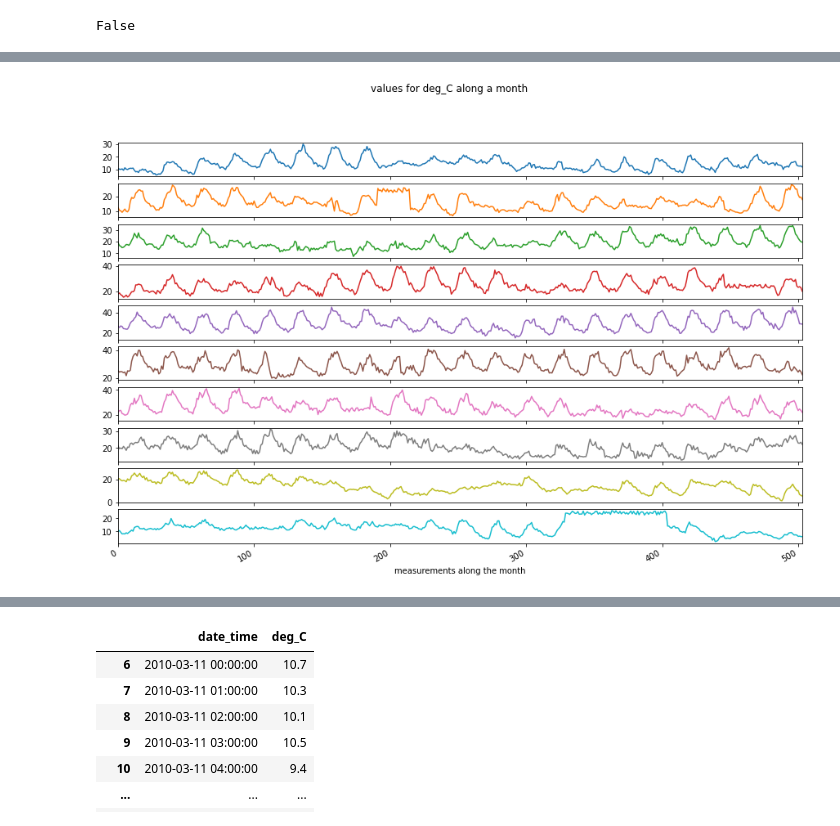
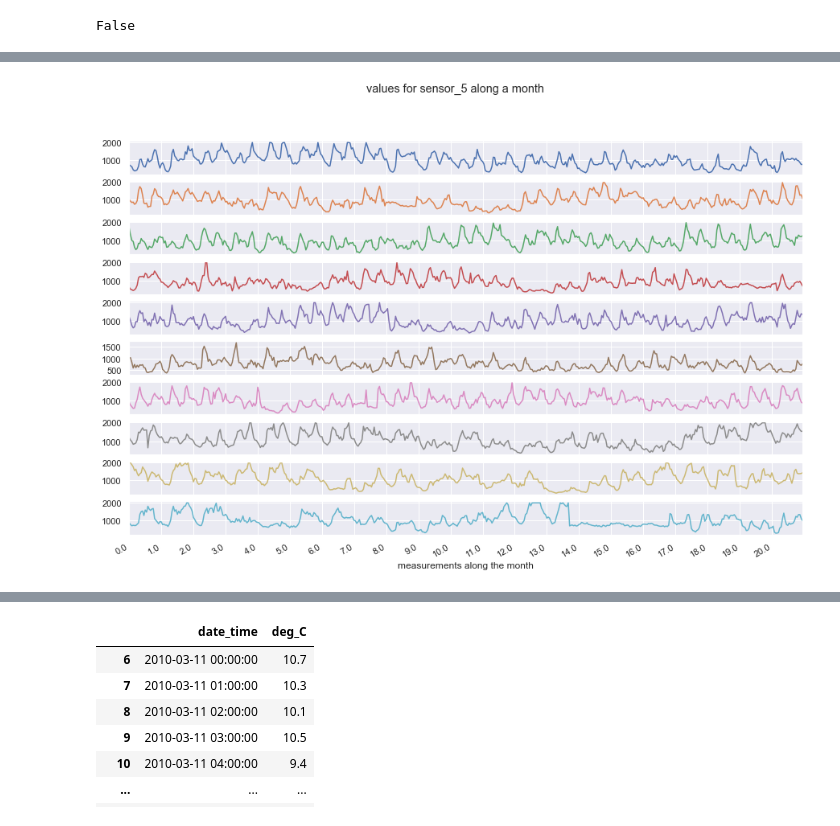
Before and after one commit to lokijota/kagglejota, a Jupyter notebook: Tabular Playground Series - Jul 2021 - Air Polution/exploration.ipynb, the cells around one changed output, grey strips where cells are left out. Saved outputs shown, nothing was run; the diff lists cells and outputs as text; code cells hidden in the pictures.

```diff
--- a/Tabular Playground Series - Jul 2021 - Air Polution/exploration.ipynb
+++ b/Tabular Playground Series - Jul 2021 - Air Polution/exploration.ipynb
@@ -63,23 +74,23 @@ plt.show()
 # %%
 from pandas import Grouper
 
-field_to_show = 'deg_C'
+field_to_show = 'sensor_5'
 
 data.date_time = pd.to_datetime(data['date_time'])
 single_column_data = data[['date_time', field_to_show]]
 single_column_data = single_column_data[(single_column_data['date_time'] >= '2010-03-11') & (single_column_data['date_time'] < '2011-01-01' )]
 
 single_column_data.set_index('date_time')
 
-groups = single_column_data.groupby(Grouper(key='date_time', freq='1M'))
+groups = single_column_data.groupby(Grouper(key='date_time', freq='MS'))
 
 days = pd.DataFrame()
 for name, group in groups:
     days[name.date()] = pd.Series(group.values[:,1]) #the pd.Series call solves the problem of months of different lengths
 
 days.plot(subplots=True, legend=False, title = "values for " + field_to_show + " along a month", figsize=(15,10), )
 plt.xlabel("measurements along the month")
-
+plt.xticks(np.arange(0, 500, 24), np.arange(0, 500, 24)/24)
 plt.show()
 # %% [output]
-[figure, old version]
+[figure, new version]
```
Also changed, not shown: parts of 29 cells of this notebook, 4 other files.
